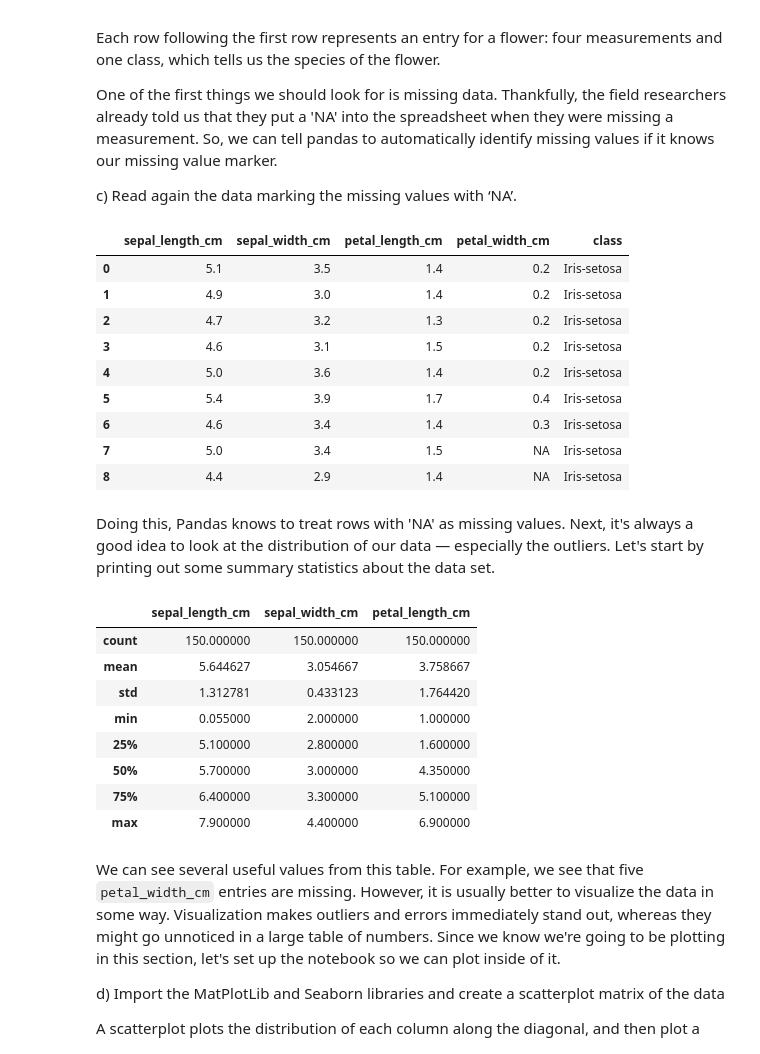
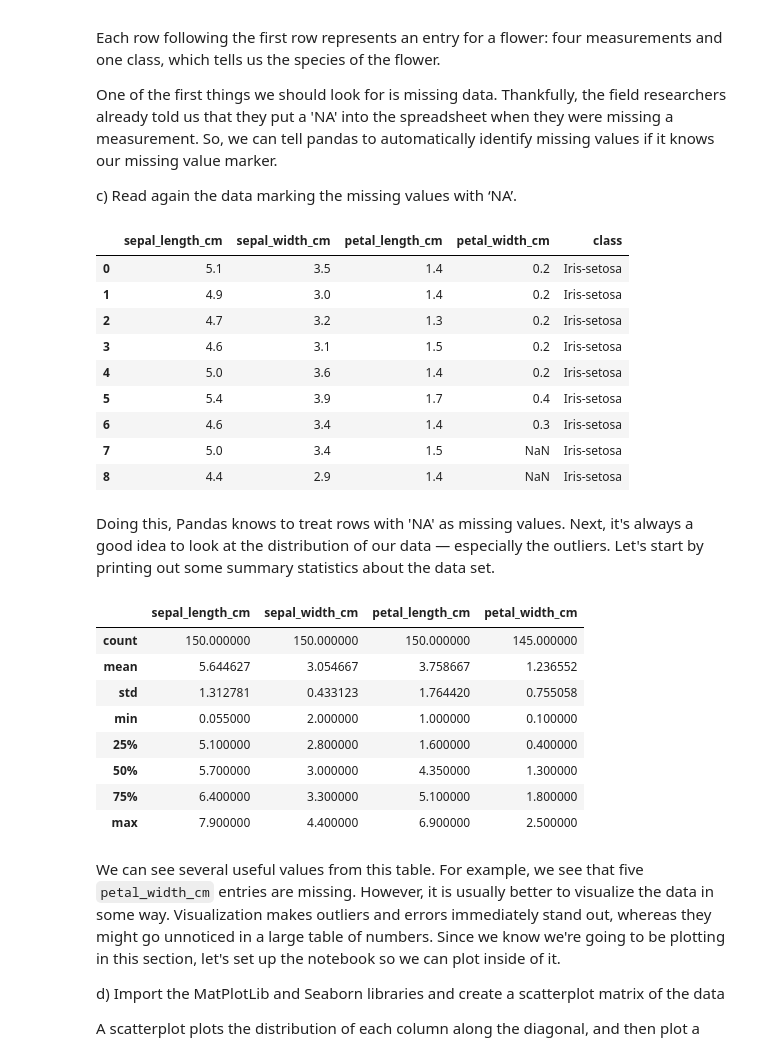
Before and after one commit to Fabio-A-Sa/Y3S2-InteligenciaArtificial, a Jupyter notebook: Exercises/TP5/Exercise5_SupervisedLearning_ToComplete.ipynb, the cells around one changed output. Drawn from its saved outputs; the diff is of its cells as text; code cells hidden in the pictures.

```diff
--- a/Exercises/TP5/Exercise5_SupervisedLearning_ToComplete.ipynb
+++ b/Exercises/TP5/Exercise5_SupervisedLearning_ToComplete.ipynb
@@ -59,34 +59,33 @@ One of the first things we should look for is missing data. Thankfully, the fiel
 
 c)	Read again the data marking the missing values with ‘NA’.
 # %%
-#result = iris_data.isnull()
-iris_data.fillna(np.none, inplace=True)
+iris_data.fillna(np.nan, inplace=True)
 iris_data.loc[:8]
 # %% [output]
 |  | sepal_length_cm | sepal_width_cm | petal_length_cm | petal_width_cm | class |
 | 0 | 5.1 | 3.5 | 1.4 | 0.2 | Iris-setosa |
 | 1 | 4.9 | 3.0 | 1.4 | 0.2 | Iris-setosa |
 | 2 | 4.7 | 3.2 | 1.3 | 0.2 | Iris-setosa |
 | 3 | 4.6 | 3.1 | 1.5 | 0.2 | Iris-setosa |
 | 4 | 5.0 | 3.6 | 1.4 | 0.2 | Iris-setosa |
 | 5 | 5.4 | 3.9 | 1.7 | 0.4 | Iris-setosa |
 | 6 | 4.6 | 3.4 | 1.4 | 0.3 | Iris-setosa |
-| 7 | 5.0 | 3.4 | 1.5 | NA | Iris-setosa |
-| 8 | 4.4 | 2.9 | 1.4 | NA | Iris-setosa |
+| 7 | 5.0 | 3.4 | 1.5 | NaN | Iris-setosa |
+| 8 | 4.4 | 2.9 | 1.4 | NaN | Iris-setosa |
 # %% [markdown]
 Doing this, Pandas knows to treat rows with 'NA' as missing values. Next, it's always a good idea to look at the distribution of our data — especially the outliers. Let's start by printing out some summary statistics about the data set.
 # %%
 iris_data.describe()
 # %% [output]
-|  | sepal_length_cm | sepal_width_cm | petal_length_cm |
-| count | 150.000000 | 150.000000 | 150.000000 |
-| mean | 5.644627 | 3.054667 | 3.758667 |
-| std | 1.312781 | 0.433123 | 1.764420 |
-| min | 0.055000 | 2.000000 | 1.000000 |
-| 25% | 5.100000 | 2.800000 | 1.600000 |
-| 50% | 5.700000 | 3.000000 | 4.350000 |
-| 75% | 6.400000 | 3.300000 | 5.100000 |
-| max | 7.900000 | 4.400000 | 6.900000 |
+|  | sepal_length_cm | sepal_width_cm | petal_length_cm | petal_width_cm |
+| count | 150.000000 | 150.000000 | 150.000000 | 145.000000 |
+| mean | 5.644627 | 3.054667 | 3.758667 | 1.236552 |
+| std | 1.312781 | 0.433123 | 1.764420 | 0.755058 |
+| min | 0.055000 | 2.000000 | 1.000000 | 0.100000 |
+| 25% | 5.100000 | 2.800000 | 1.600000 | 0.400000 |
+| 50% | 5.700000 | 3.000000 | 4.350000 | 1.300000 |
+| 75% | 6.400000 | 3.300000 | 5.100000 | 1.800000 |
+| max | 7.900000 | 4.400000 | 6.900000 | 2.500000 |
 # %% [markdown]
 We can see several useful values from this table. For example, we see that five `petal_width_cm` entries are missing. However, it is usually better to visualize the data in some way. Visualization makes outliers and errors immediately stand out, whereas they might go unnoticed in a large table of numbers. Since we know we're going to be plotting in this section, let's set up the notebook so we can plot inside of it.
 
```
Also changed, not shown: parts of 2 cells of this notebook.
